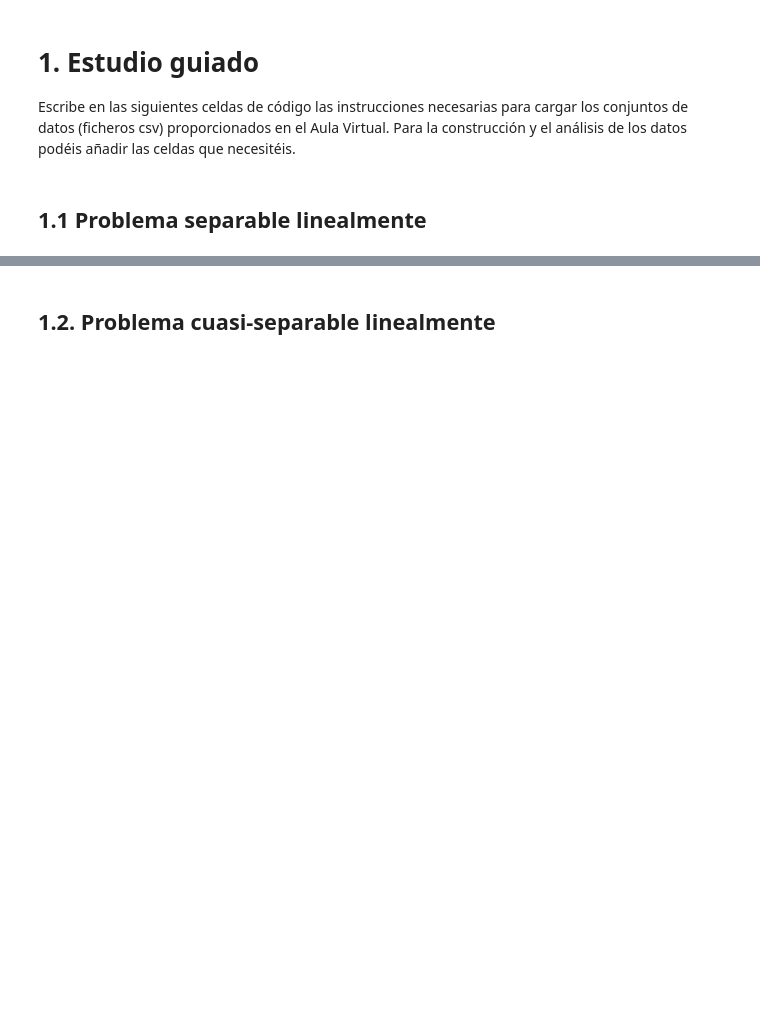
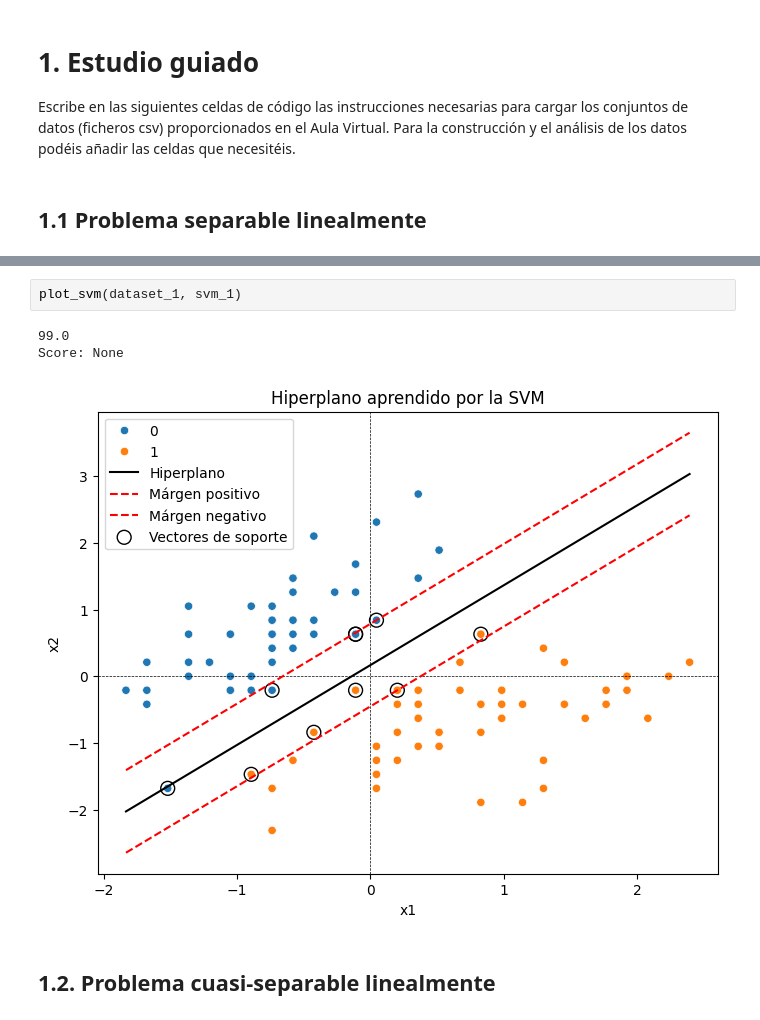
Before and after one commit to mateofra/AAS, a Jupyter notebook: Prácticas/Practica_2/P2.ipynb, the cells around one changed output, grey strips where cells are left out. Saved outputs shown, nothing was run; the diff lists cells and outputs as text; blank space fills up the shorter version.

```diff
--- a/Prácticas/Practica_2/P2.ipynb
+++ b/Prácticas/Practica_2/P2.ipynb
@@ -44,3 +136,9 @@ dataset_1 = pd.read_csv("dataset_1.csv")
+# %%
+plot_svm(dataset_1, svm_1)
+# %% [output]
+99.0
+Score: None
+[figure, added]
 # %% [markdown]
 ## 1.2. Problema cuasi-separable linealmente
 # %%
```
Also changed, not shown: parts of 28 cells of this notebook, 1 other file.
